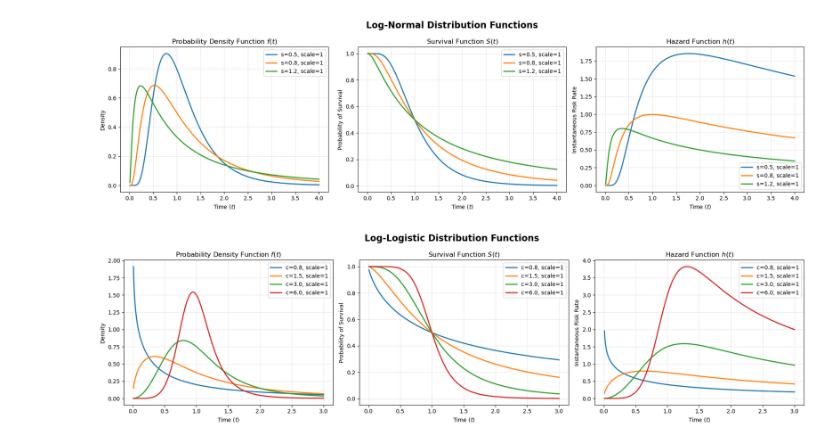
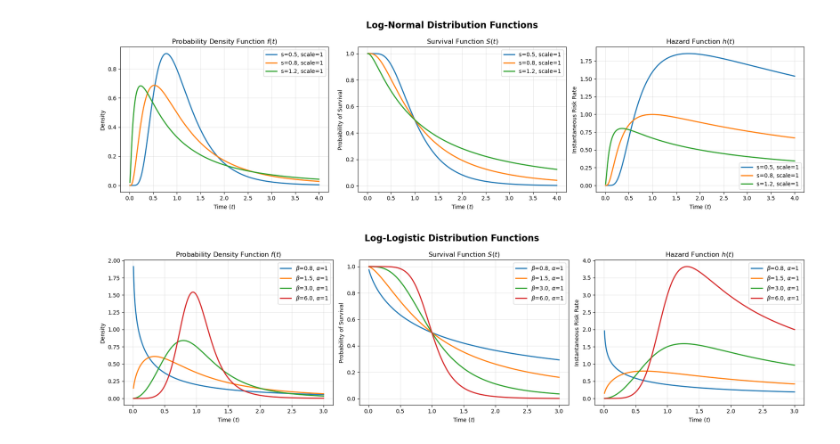
Before and after one commit to vzahorui/vzahorui.github.io, a Jupyter notebook: jupyter_notebooks/ditributions/plot_distributions.ipynb, the cells around one changed output. Drawn from its saved outputs; the diff is of its cells as text; code cells hidden in the pictures.

```diff
--- a/jupyter_notebooks/ditributions/plot_distributions.ipynb
+++ b/jupyter_notebooks/ditributions/plot_distributions.ipynb
@@ -347,20 +347,20 @@ plot_survival_views("Log-Normal", lognorm_params, get_lognorm, t_max=4)
 # %%
 # --- Log-Logistic (Fisk) Distribution ---
 
 # Scipy mapping:
 # 'c' = shape parameter (beta)
 # 'scale' = scale parameter (alpha)
 
 loglogistic_params = [
-    {'c': 0.8, 'scale': 1},  # Decreasing hazard (rare)
-    {'c': 1.5, 'scale': 1},  # Hump-shaped hazard (Early peak)
-    {'c': 3.0, 'scale': 1},  # Sharp peak hazard (Late peak)
-    {'c': 6.0, 'scale': 1}   # Very sharp peak (almost like a normal distribution)
+    {r'$\beta$': 0.8, r'$\alpha$': 1},  # Decreasing hazard (rare)
+    {r'$\beta$': 1.5, r'$\alpha$': 1},  # Hump-shaped hazard (Early peak)
+    {r'$\beta$': 3.0, r'$\alpha$': 1},  # Sharp peak hazard (Late peak)
+    {r'$\beta$': 6.0, r'$\alpha$': 1}   # Very sharp peak (almost like a normal distribution)
 ]
 
 def get_loglogistic(p):
-    return fisk(c=p['c'], scale=p['scale'])
+    return fisk(c=p[r'$\beta$'], scale=p[r'$\alpha$'])
 
 plot_survival_views("Log-Logistic", loglogistic_params, get_loglogistic, t_max=3)
 # %% [output]
-[figure, old version]
+[figure, new version]
```
Also changed, not shown: parts of 1 cell of this notebook, 3 other files.
